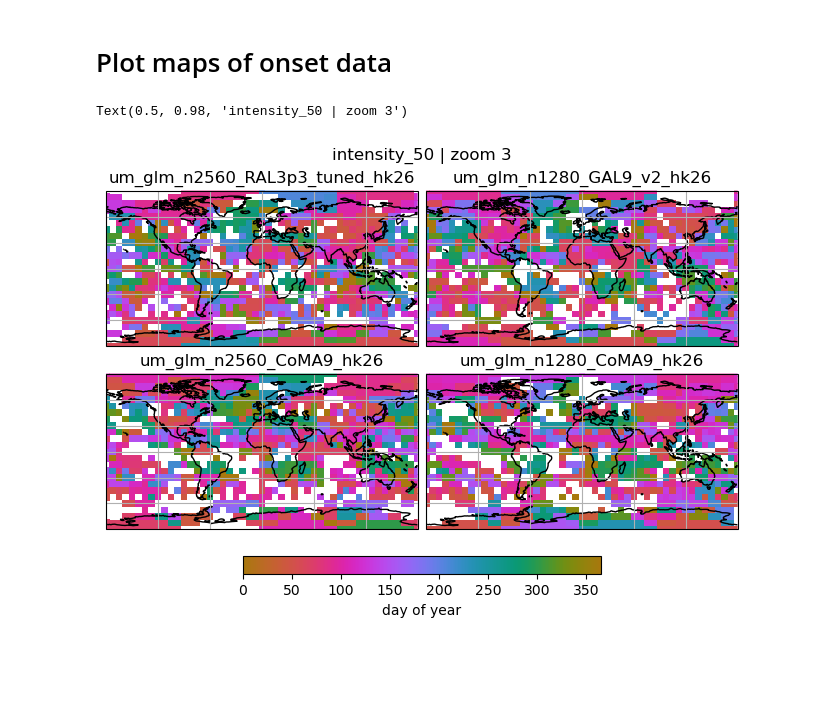
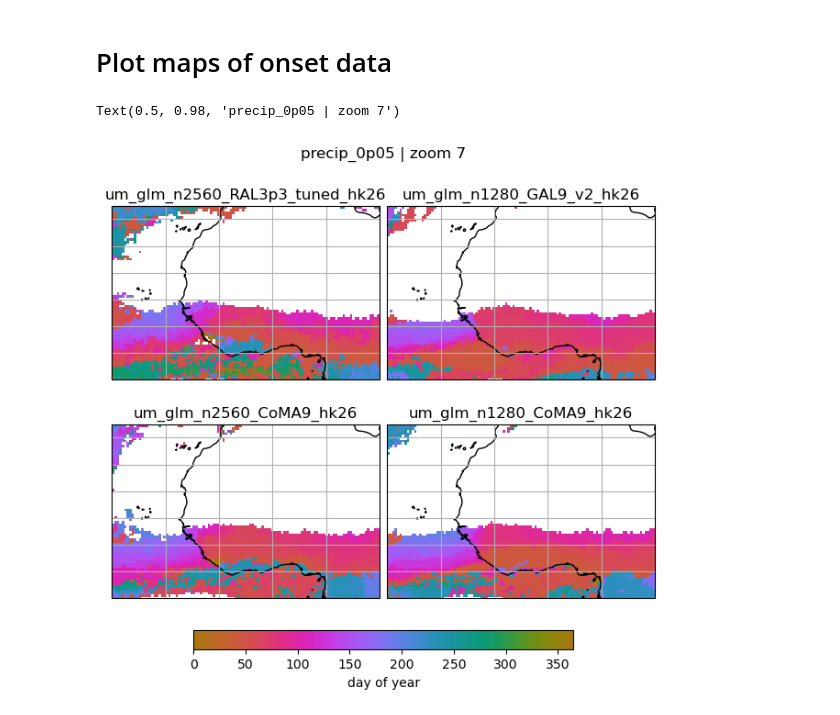
Before and after one commit to fran-morris-research/hackathon-monsoons, a Jupyter notebook: onset_identification/onset_period_visualisation.ipynb, the cells around one changed output. Drawn from its saved outputs; the diff is of its cells as text; code cells hidden in the pictures; blank space fills up the shorter version.

Commit message:
minor changes to onset calculation

```diff
--- a/onset_identification/onset_period_visualisation.ipynb
+++ b/onset_identification/onset_period_visualisation.ipynb
@@ -76,8 +81,8 @@ from onset_utils import onset_period_1d
 
 fwin = 60
 minlen = 30
-# for cell_ix in [3054]:
-for cell_ix in [0, 1000, 2250, 3054]:
+# for cell_ix in [0, 1000, 1220, 2250, 3054]:
+for cell_ix in [1461]:
     color = plt.cm.viridis(cell_ix / len(ds.pr.cell))
     pp = ds.pr.isel(cell=cell_ix).resample(time="1D").mean() * 3600
 
@@ -87,8 +92,8 @@ for cell_ix in [0, 1000, 2250, 3054]:
         pp,
         pp.time,
         refine=True,
-        precip_threshold=0.05,
-        intensity_threshold="60%",
+        # precip_threshold=0.05,
+        # intensity_threshold="60%",
     )
 
     fig, ax = plt.subplots()
@@ -122,4 +127,11 @@ def constrain_healpix(ds, left, right, bottom, top):
         (ds.lon > left) & (ds.lon < right) & (ds.lat > bottom) & (ds.lat < top)
     )
     return ds.where(region_mask)
+# %%
+chirps = xr.open_dataarray(
+    "/home/users/franmorr/firstrains/OnsetPeriod/data/CHIRPS/CHIRPS_precip.day.total_1981-2025.025dg.aw.nc"
+)
+
+# chirps.sel(longitude=357.25,latitude=14.5,time=slice("2020-01-21","2021-03-31")).plot()
+chirps.sel(longitude=76,latitude=9.5,time=slice("2020-01-21","2021-03-31")).plot()
 # %%
@@ -167,7 +185,7 @@ ValueError: The length of the input vector x must be greater than padlen, which
 
 
 
-def plot_first_day(ax, sim, extent=None, period_ix=0):
+def plot_first_day(ax, sim, extent=None, period_ix=0, thresholds="nofilter"):
     if extent:
         ax.set_extent(extent)
     else:
@@ -200,18 +218,20 @@ figsize=(6,6)
 # figsize=(6,6)
 
 
-# # West Africa
-# left=-30
-# right=20
-# bottom=0
-# top=30
+# West Africa
+left=-30
+right=20
+bottom=0
+top=30
+# figsize=None
+
 
 # India
-left = 60
-right = 100
-bottom = 0
-top = 40
-figsize=(6,6)
+# left = 60
+# right = 100
+# bottom = 0
+# top = 40
+# figsize=(6,6)
 
 
 # # East Asia
@@ -222,14 +242,14 @@ figsize=(6,6)
 # figsize=(6,6)
 
 #Globe
-left=-180
-right=180
-bottom=-90
-top=90
-figsize=None
+# left=-180
+# right=180
+# bottom=-90
+# top=90
+# figsize=None
 
-zoom = 3
-thresholds="intensity_50"
+zoom = 7
+thresholds="precip_0p05"
 
 projection = ccrs.PlateCarree()
 fig, axes = plt.subplots(
@@ -245,34 +265,38 @@ ax, m = plot_first_day(
     axes[0, 0],
     "um_glm_n2560_RAL3p3_tuned_hk26",
     [left, right, bottom, top],
+    thresholds=thresholds,
 )
 ax, m = plot_first_day(
     axes[0, 1],
     "um_glm_n1280_GAL9_v2_hk26",
     [left, right, bottom, top],
+    thresholds=thresholds,
 )
 ax, m = plot_first_day(
     axes[1, 0],
     "um_glm_n2560_CoMA9_hk26",
     [left, right, bottom, top],
+    thresholds=thresholds,
 )
 ax, m = plot_first_day(
     axes[1, 1],
     "um_glm_n1280_CoMA9_hk26",
     [left, right, bottom, top],
+    thresholds=thresholds,
 )
 
 fig.colorbar(
     m,
     ax=axes.ravel().tolist(),
     orientation="horizontal",
     fraction=0.05,
     pad=0.07,
     shrink=0.7,
     label="day of year",
 )
 fig.suptitle(f"{thresholds} | zoom {zoom}")
 # %% [output]
-Text(0.5, 0.98, 'intensity_50 | zoom 3')
+Text(0.5, 0.98, 'precip_0p05 | zoom 7')
-[figure, old version]
+[figure, new version]
 # %%
```
Also changed, not shown: parts of 6 cells of this notebook, 3 other files.
